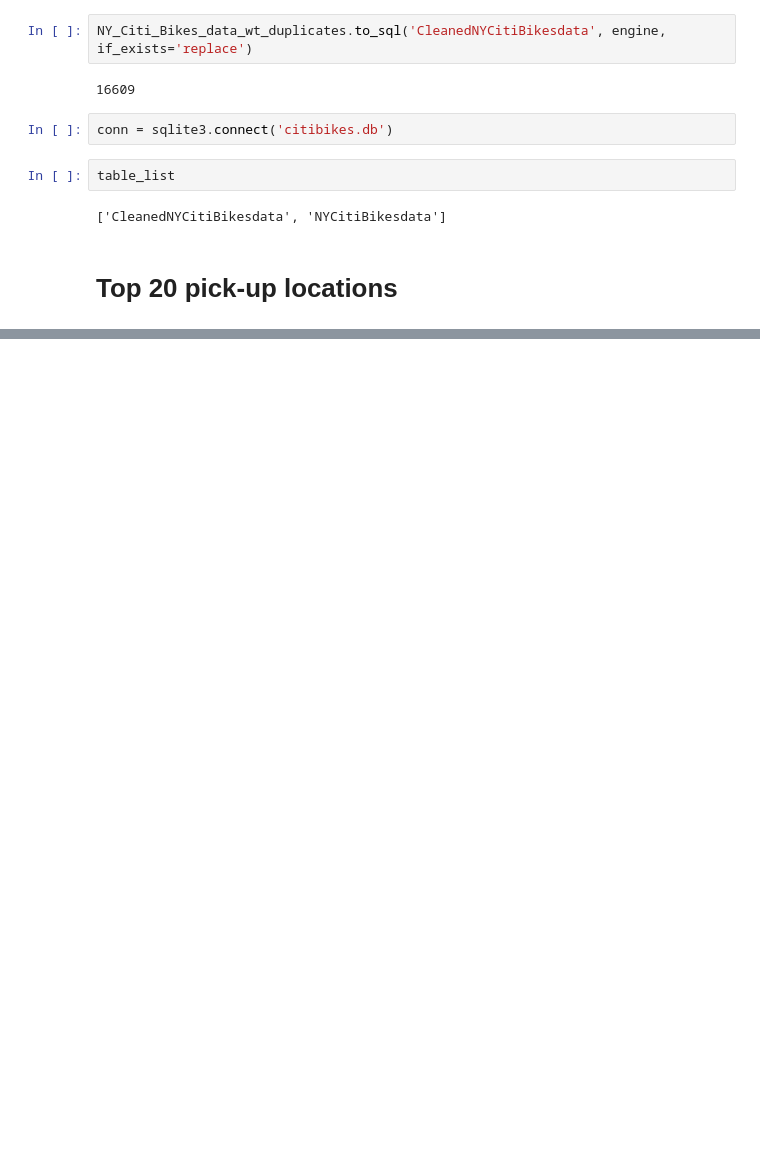
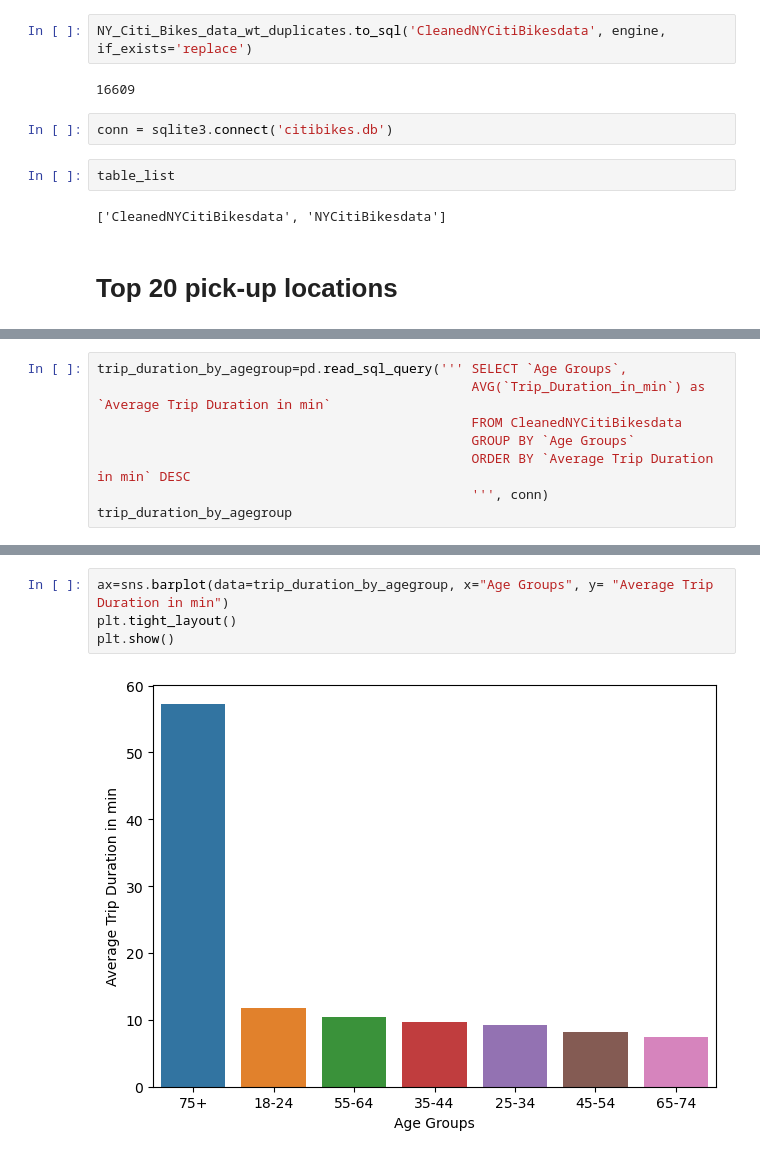
Before and after one commit to kemikupie/PortfolioProjects, a Jupyter notebook: New York Citi Bikes Data Analysis-Python-SQL.ipynb, the cells around one changed output, grey strips where cells are left out. Cells and saved outputs as stored; diff of their text form; blank space fills up the shorter version.

```diff
--- a/New York Citi Bikes Data Analysis-Python-SQL.ipynb
+++ b/New York Citi Bikes Data Analysis-Python-SQL.ipynb
@@ -497,0 +478,8 @@ ax.set_xticklabels(ax.get_xticklabels(), rotation=40, ha="right")
+# %%
+trip_duration_by_agegroup=pd.read_sql_query(''' SELECT `Age Groups`,
+                                                AVG(`Trip_Duration_in_min`) as `Average Trip Duration in min`
+                                                FROM CleanedNYCitiBikesdata
+                                                GROUP BY `Age Groups`
+                                                ORDER BY `Average Trip Duration in min` DESC
+                                                ''', conn)
+trip_duration_by_agegroup
@@ -497,0 +495,6 @@ ax.set_xticklabels(ax.get_xticklabels(), rotation=40, ha="right")
+# %%
+ax=sns.barplot(data=trip_duration_by_agegroup, x="Age Groups", y= "Average Trip Duration in min")
+plt.tight_layout()
+plt.show()
+# %% [output]
+[figure, added]
```
Also changed, not shown: parts of 9 cells of this notebook, 1 other file.
